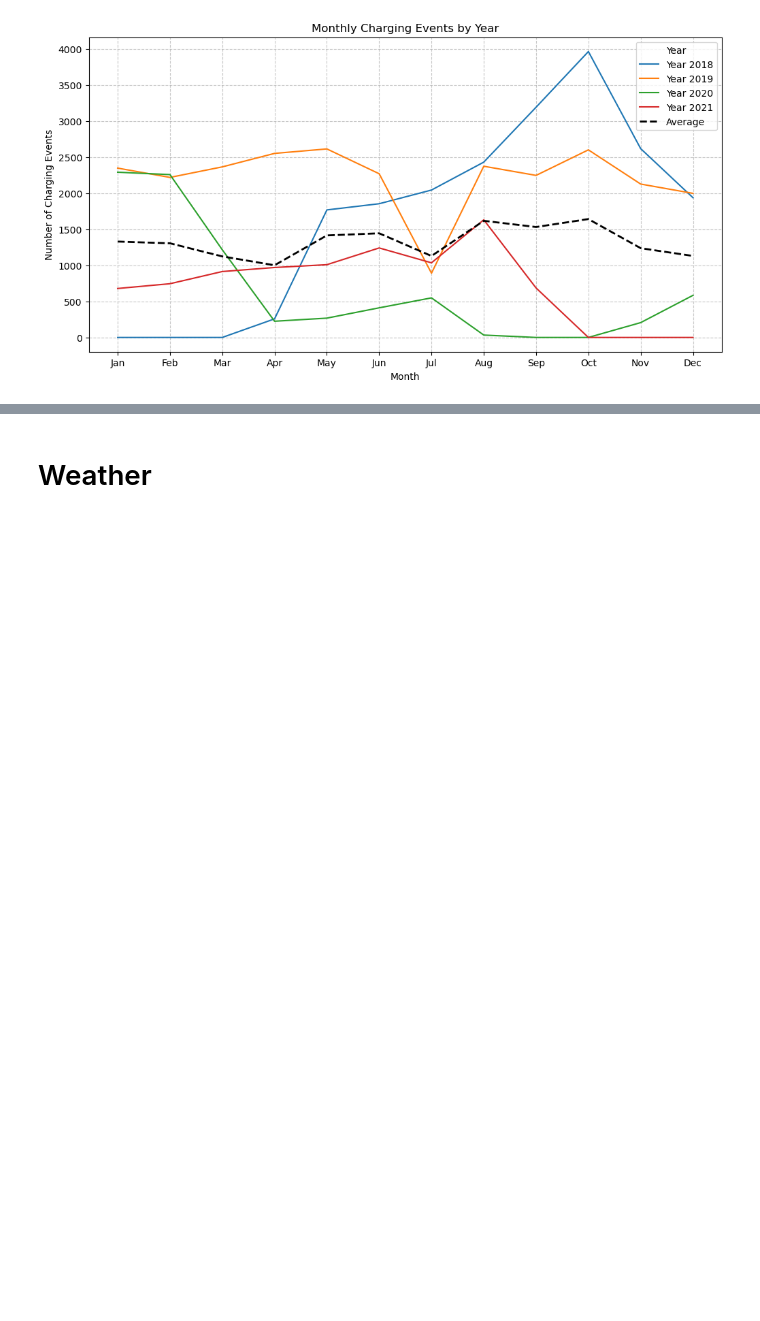
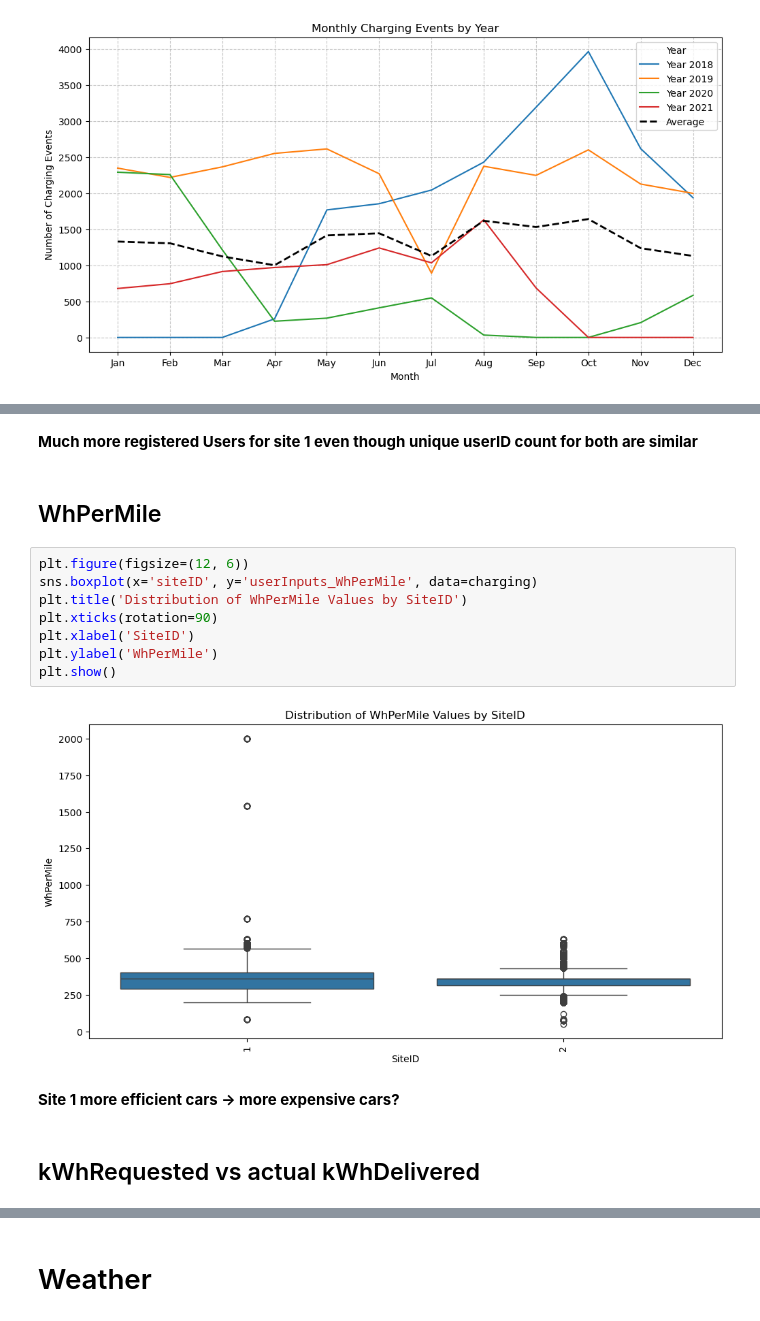
Before and after one commit to Vigro08/AA-Team-Assignment, a Jupyter notebook: Tasks/02_Descriptive_Analysis.ipynb, the cells around one changed output, grey strips where cells are left out. Drawn from its saved outputs; the diff is of its cells as text; blank space fills up the shorter version.

```diff
--- a/Tasks/02_Descriptive_Analysis.ipynb
+++ b/Tasks/02_Descriptive_Analysis.ipynb
@@ -410,0 +472,18 @@ plt.show()
+# %% [markdown]
+<b> Much more registered Users for site 1 even though unique userID count for both are similar </b>
+# %% [markdown]
+## WhPerMile
+# %%
+plt.figure(figsize=(12, 6))
+sns.boxplot(x='siteID', y='userInputs_WhPerMile', data=charging)
+plt.title('Distribution of WhPerMile Values by SiteID')
+plt.xticks(rotation=90)
+plt.xlabel('SiteID')
+plt.ylabel('WhPerMile')
+plt.show()
+# %% [output]
+[figure, added]
+# %% [markdown]
+<b> Site 1 more efficient cars -> more expensive cars?
+# %% [markdown]
+## kWhRequested vs actual kWhDelivered
```
Also changed, not shown: parts of 35 cells of this notebook.
